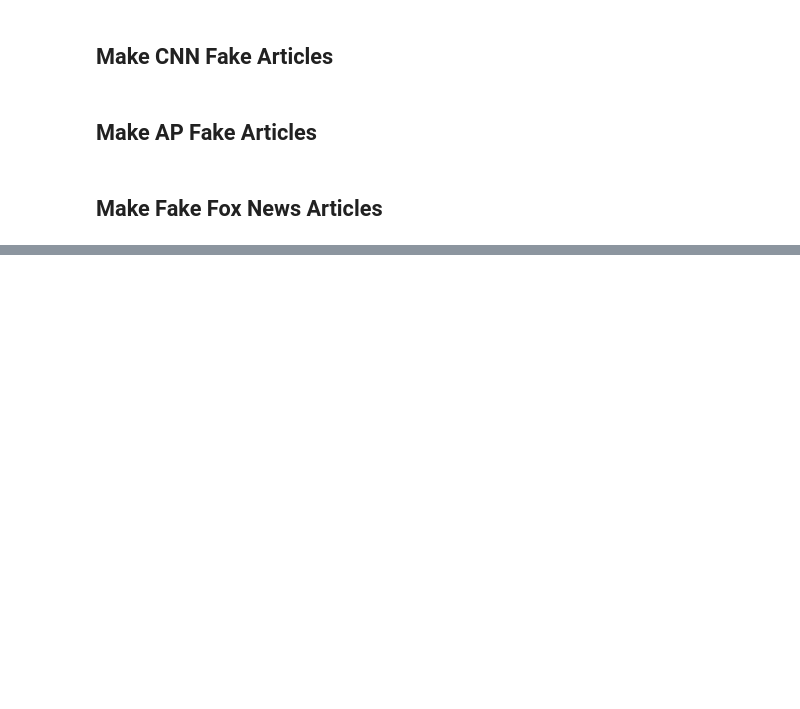
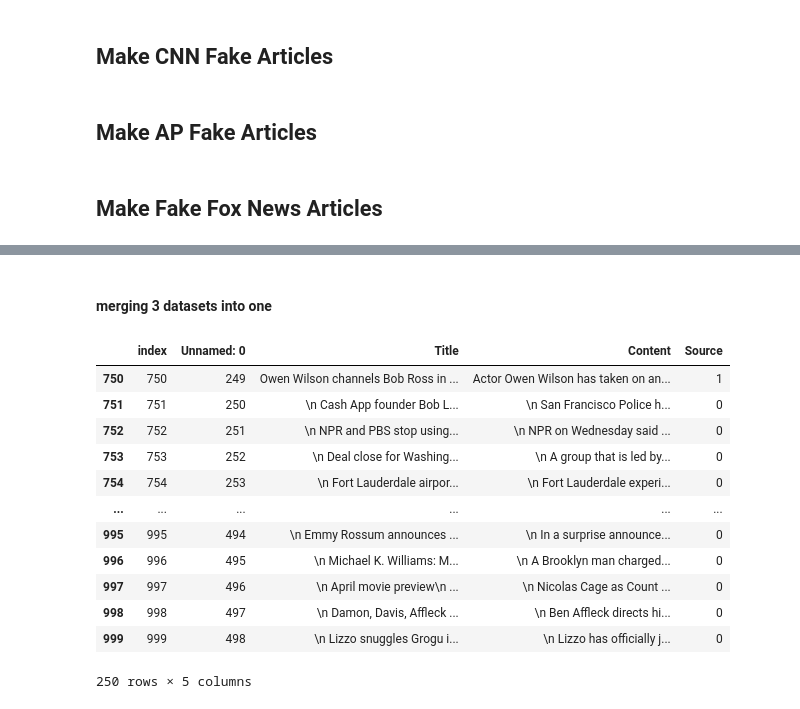
Before and after one commit to MatthewRau99/cs6830-final, a Jupyter notebook: gather-data.ipynb, the cells around one changed output, grey strips where cells are left out. Cells and saved outputs as stored; diff of their text form; code cells hidden in the pictures; blank space fills up the shorter version.

```diff
--- a/gather-data.ipynb
+++ b/gather-data.ipynb
@@ -114,0 +123,4 @@ def getFakeArticles(articles):
+# %%
+# Read the three CSV files into separate DataFrames
+ap_mixed1 = pd.read_csv('ap_mixed.csv')
+display(ap_mixed1)
@@ -114,0 +175,20 @@ def getFakeArticles(articles):
+# %% [markdown]
+#### merging 3 datasets into one
+# %%
+# Concatenate the three DataFrames vertically (row-wise)
+dataset = pd.concat([ap_mixed1, cnn_mixed1, fox_mixed1], ignore_index=True).reset_index()
+dataset[750:1000]
+# %% [output]
+|  | index | Unnamed: 0 | Title | Content | Source |
+| 750 | 750 | 249 | Owen Wilson channels Bob Ross in ... | Actor Owen Wilson has taken on an... | 1 |
+| 751 | 751 | 250 | \n Cash App founder Bob L... | \n San Francisco Police h... | 0 |
+| 752 | 752 | 251 | \n NPR and PBS stop using... | \n NPR on Wednesday said ... | 0 |
+| 753 | 753 | 252 | \n Deal close for Washing... | \n A group that is led by... | 0 |
+| 754 | 754 | 253 | \n Fort Lauderdale airpor... | \n Fort Lauderdale experi... | 0 |
+| ... | ... | ... | ... | ... | ... |
+| 995 | 995 | 494 | \n Emmy Rossum announces ... | \n In a surprise announce... | 0 |
+| 996 | 996 | 495 | \n Michael K. Williams: M... | \n A Brooklyn man charged... | 0 |
+| 997 | 997 | 496 | \n April movie preview\n ... | \n Nicolas Cage as Count ... | 0 |
+| 998 | 998 | 497 | \n Damon, Davis, Affleck ... | \n Ben Affleck directs hi... | 0 |
+| 999 | 999 | 498 | \n Lizzo snuggles Grogu i... | \n Lizzo has officially j... | 0 |
+250 rows × 5 columns
```
Also changed, not shown: parts of 29 cells of this notebook, 1 other file.
